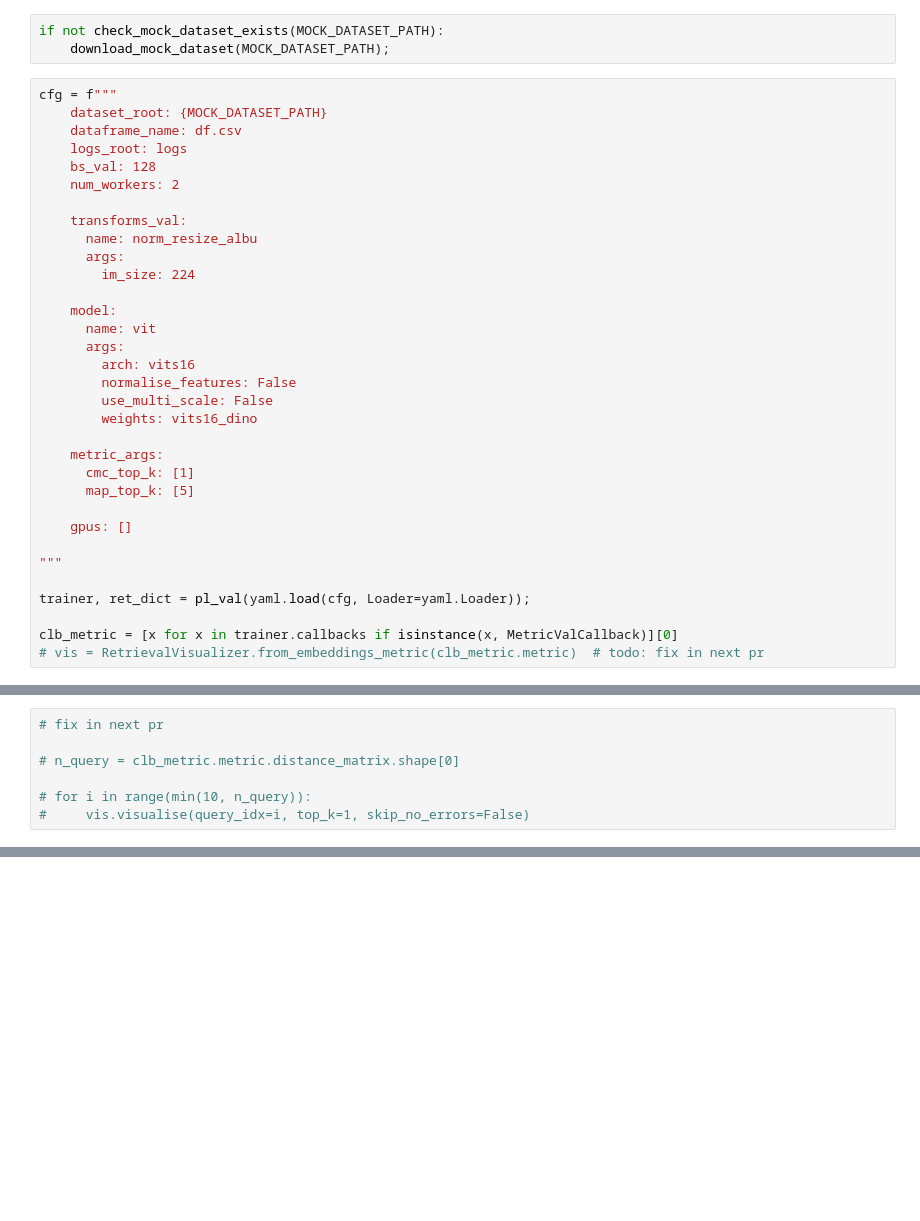
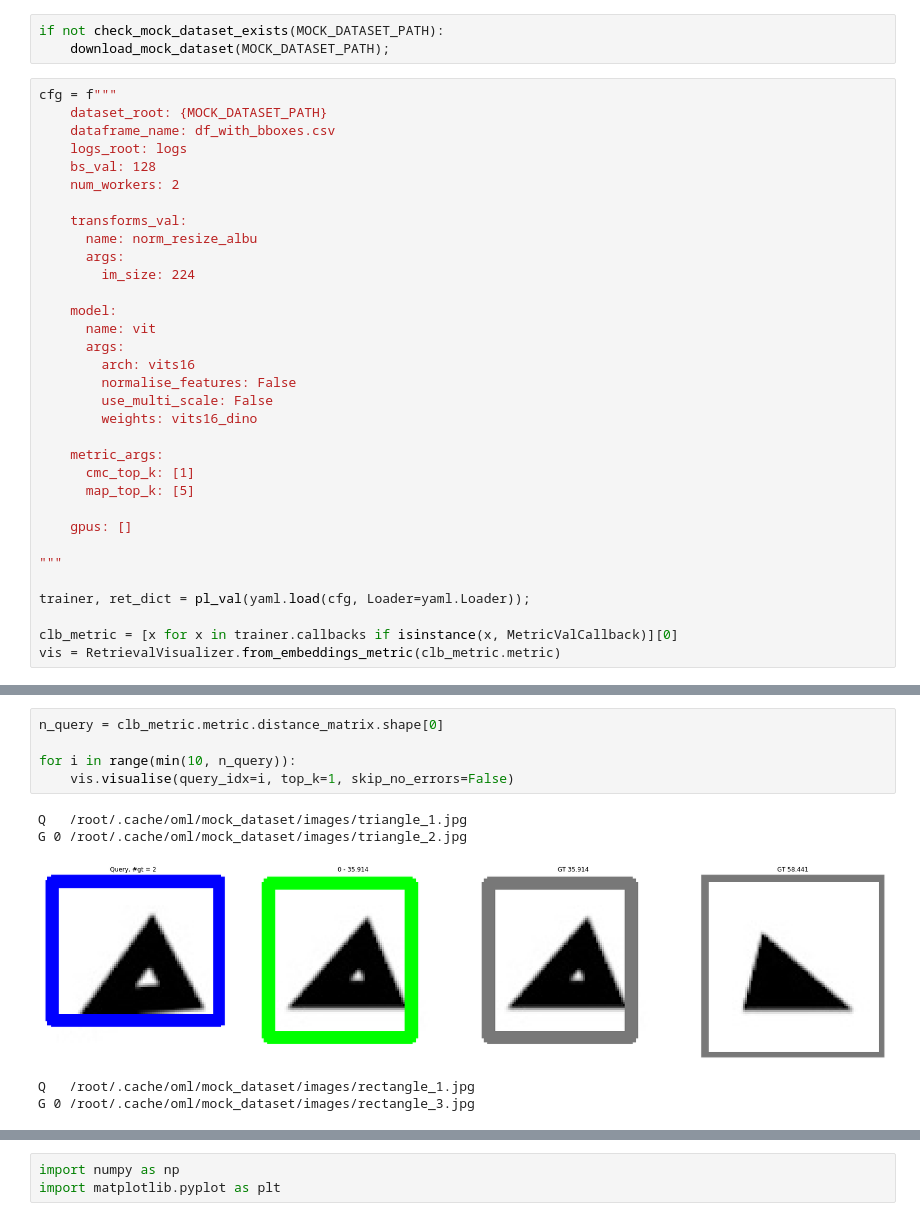
Before and after one commit to OML-Team/open-metric-learning, a Jupyter notebook: examples/visualization.ipynb, the cells around one changed output, grey strips where cells are left out. Saved outputs shown, nothing was run; the diff lists cells and outputs as text; blank space fills up the shorter version.

```diff
--- a/examples/visualization.ipynb
+++ b/examples/visualization.ipynb
@@ -24,7 +24,7 @@ if not check_mock_dataset_exists(MOCK_DATASET_PATH):
 # %%
 cfg = f"""
     dataset_root: {MOCK_DATASET_PATH}
-    dataframe_name: df.csv
+    dataframe_name: df_with_bboxes.csv
     logs_root: logs
     bs_val: 128
     num_workers: 2
@@ -53,4 +53,4 @@ cfg = f"""
 trainer, ret_dict = pl_val(yaml.load(cfg, Loader=yaml.Loader));
 
 clb_metric = [x for x in trainer.callbacks if isinstance(x, MetricValCallback)][0]
-# vis = RetrievalVisualizer.from_embeddings_metric(clb_metric.metric)  # todo: fix in next pr
+vis = RetrievalVisualizer.from_embeddings_metric(clb_metric.metric)
@@ -57,7 +67,11 @@ clb_metric = [x for x in trainer.callbacks if isinstance(x, MetricValCallback)][
 # %%
-# fix in next pr
+n_query = clb_metric.metric.distance_matrix.shape[0]
 
-# n_query = clb_metric.metric.distance_matrix.shape[0]
-
-# for i in range(min(10, n_query)):
-#     vis.visualise(query_idx=i, top_k=1, skip_no_errors=False)
+for i in range(min(10, n_query)):
+    vis.visualise(query_idx=i, top_k=1, skip_no_errors=False)
+# %% [output]
+Q   /root/.cache/oml/mock_dataset/images/triangle_1.jpg
+G 0 /root/.cache/oml/mock_dataset/images/triangle_2.jpg
+[figure, added]
+Q   /root/.cache/oml/mock_dataset/images/rectangle_1.jpg
+G 0 /root/.cache/oml/mock_dataset/images/rectangle_3.jpg
@@ -63,0 +79,3 @@ clb_metric = [x for x in trainer.callbacks if isinstance(x, MetricValCallback)][
+# %%
+import numpy as np
+import matplotlib.pyplot as plt
```
Also changed, not shown: parts of 7 cells of this notebook, 12 other files.
